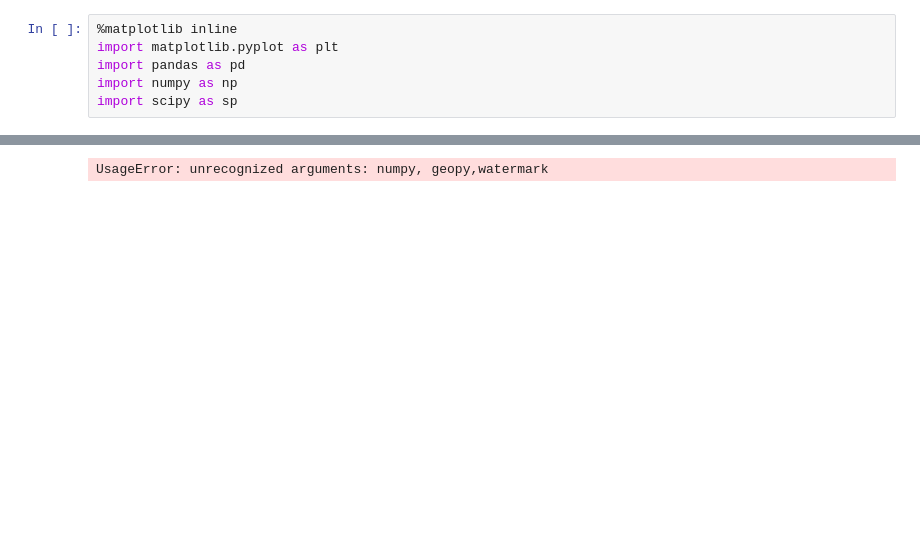
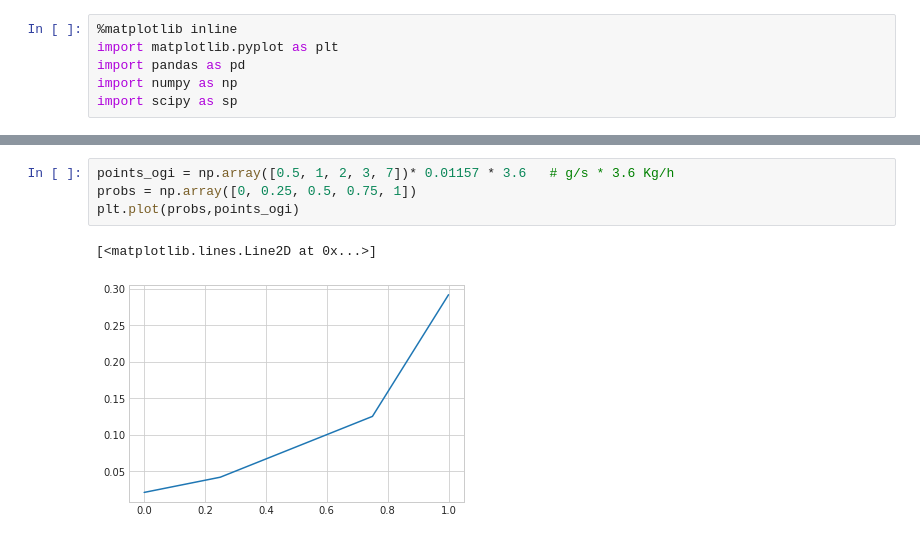
Before and after one commit to gomezf/JupyterSandbox, a Jupyter notebook: FgTest.ipynb, the cells around one changed output, grey strips where cells are left out. Cells and saved outputs as stored; diff of their text form; blank space fills up the shorter version.

```diff
--- a/FgTest.ipynb
+++ b/FgTest.ipynb
@@ -49,3 +42,7 @@ plt.plot(x, np.sin(x));
 # %%
+points_ogi = np.array([0.5, 1, 2, 3, 7])* 0.01157 * 3.6   # g/s * 3.6 Kg/h
+probs = np.array([0, 0.25, 0.5, 0.75, 1])
+plt.plot(probs,points_ogi)
 # %% [output]
-UsageError: unrecognized arguments: numpy, geopy,watermark
+[<matplotlib.lines.Line2D at 0x...>]
+[figure, added]
```
Also changed, not shown: parts of 8 cells of this notebook, 1 other file.
